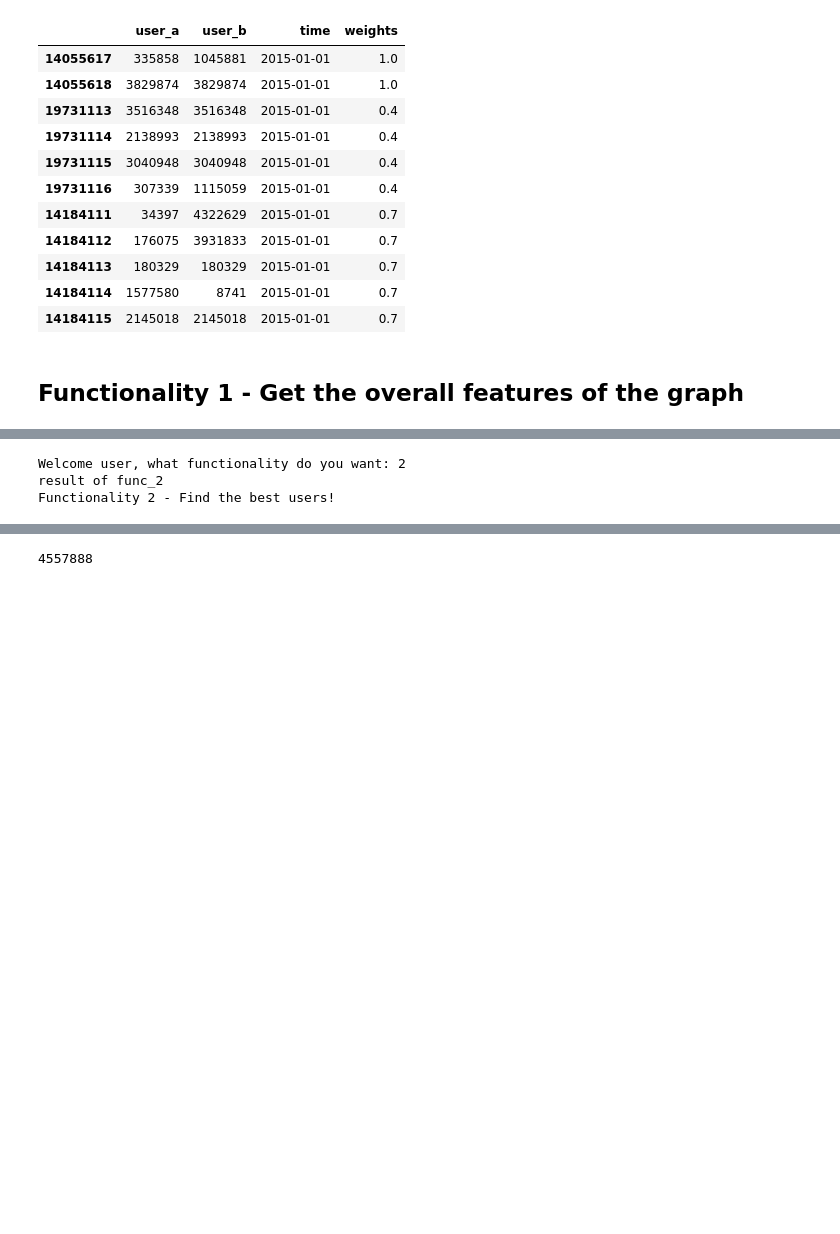
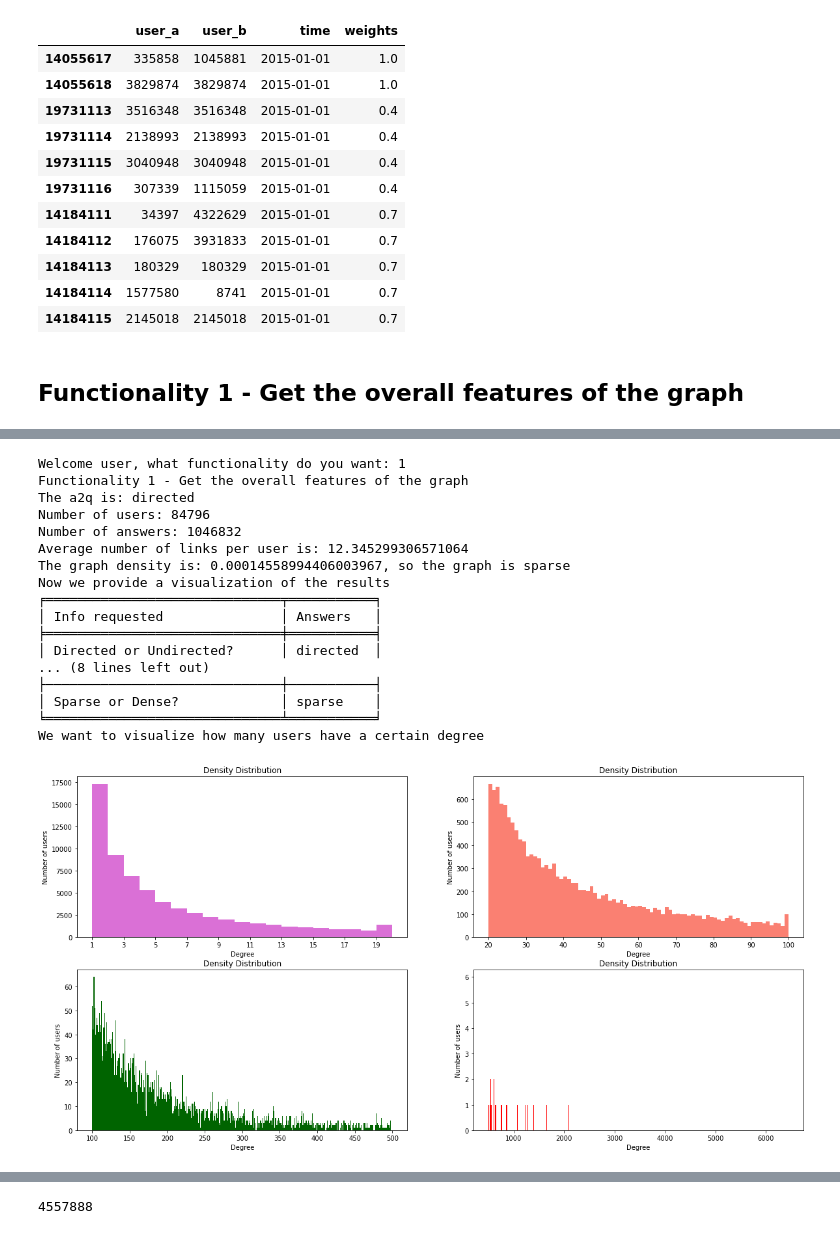
Before and after one commit to michele1783/ADM-HW5, a Jupyter notebook: test-Ame.ipynb, the cells around one changed output, grey strips where cells are left out. Drawn from its saved outputs; the diff is of its cells as text; code cells hidden in the pictures; blank space fills up the shorter version.

```diff
--- a/test-Ame.ipynb
+++ b/test-Ame.ipynb
@@ -334,33 +361,52 @@ number_nodes, number_edges, directed, mean, density = fun_1.functionality(a2q)
 # %%
 end = 0
 while (end == 0):
 
     user = int(input("Welcome user, what functionality do you want: "))
 
     if (user == 1):
 
         print("Functionality 1 - Get the overall features of the graph")
         print("The a2q is: " + directed)
-        print("Number of users: " +str(number_node))
-        print("Number of answers: " +str(number_edge))
+        print("Number of users: " +str(number_nodes))
+        print("Number of answers: " +str(number_edges))
         print("Average number of links per user is: " + str(mean))
         print(f"The graph density is: {density}, so the graph is sparse")
+        print("Now we provide a visualization of the results")
+        print(tabulate(table, headers='firstrow', tablefmt='fancy_grid'))
+        print("We want to visualize how many users have a certain degree")
+        fun_1.fig(degree)
 
         end = 1
 
     if (user == 2):
 
         print("result of func_2")
         print("Functionality 2 - Find the best users!")
         end = 1
 
     if (user == 3):
         print("Functionality 3 - Shortest Ordered Route")
         print("result of func_3")
         end = 1
 # %% [output]
-Welcome user, what functionality do you want: 2
-result of func_2
-Functionality 2 - Find the best users!
+Welcome user, what functionality do you want: 1
+Functionality 1 - Get the overall features of the graph
+The a2q is: directed
+Number of users: 84796
+Number of answers: 1046832
+Average number of links per user is: 12.345299306571064
+The graph density is: 0.00014558994406003967, so the graph is sparse
+Now we provide a visualization of the results
+╒══════════════════════════════╤═══════════╕
+│ Info requested               │ Answers   │
+╞══════════════════════════════╪═══════════╡
+│ Directed or Undirected?      │ directed  │
+... (8 lines left out)
+├──────────────────────────────┼───────────┤
+│ Sparse or Dense?             │ sparse    │
+╘══════════════════════════════╧═══════════╛
+We want to visualize how many users have a certain degree
+[figure, added]
 # %%
 p_start
```
Also changed, not shown: parts of 20 cells of this notebook.
